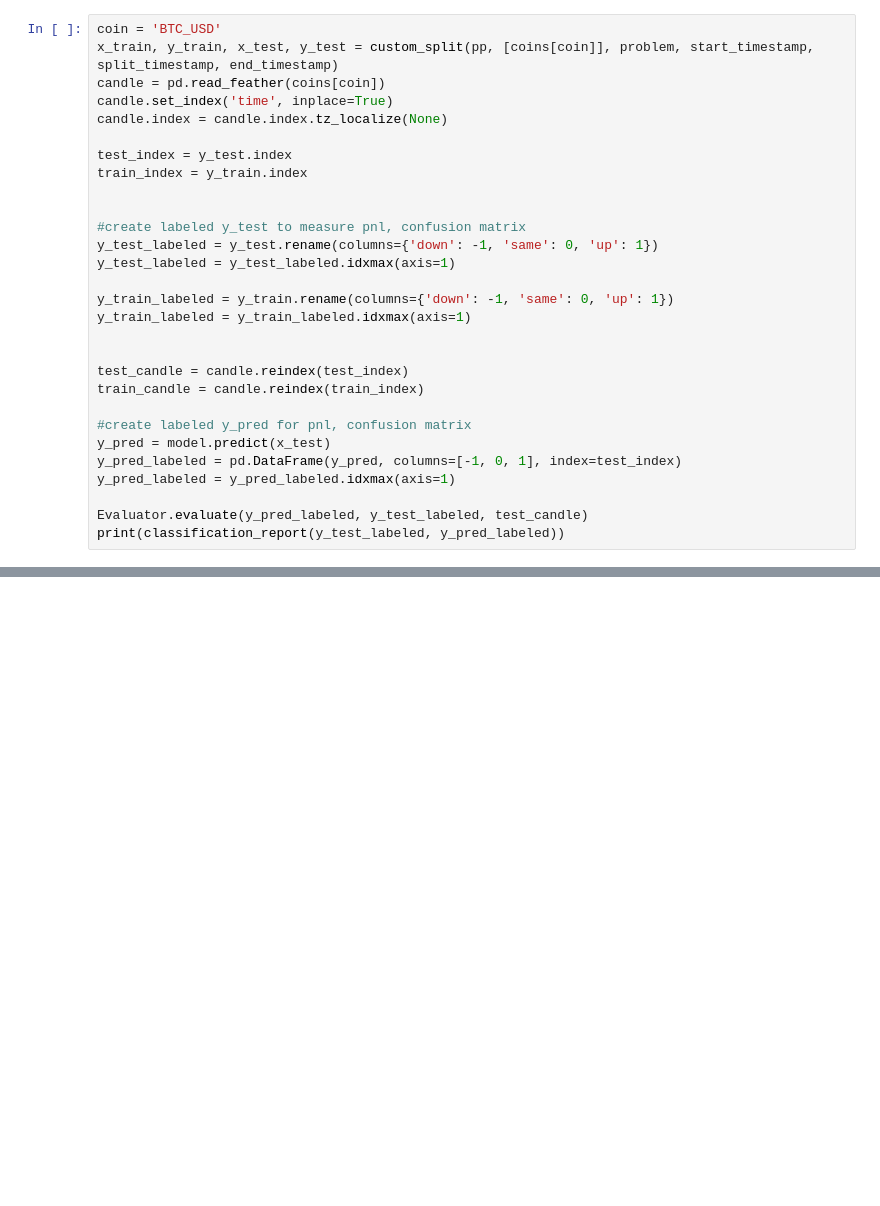
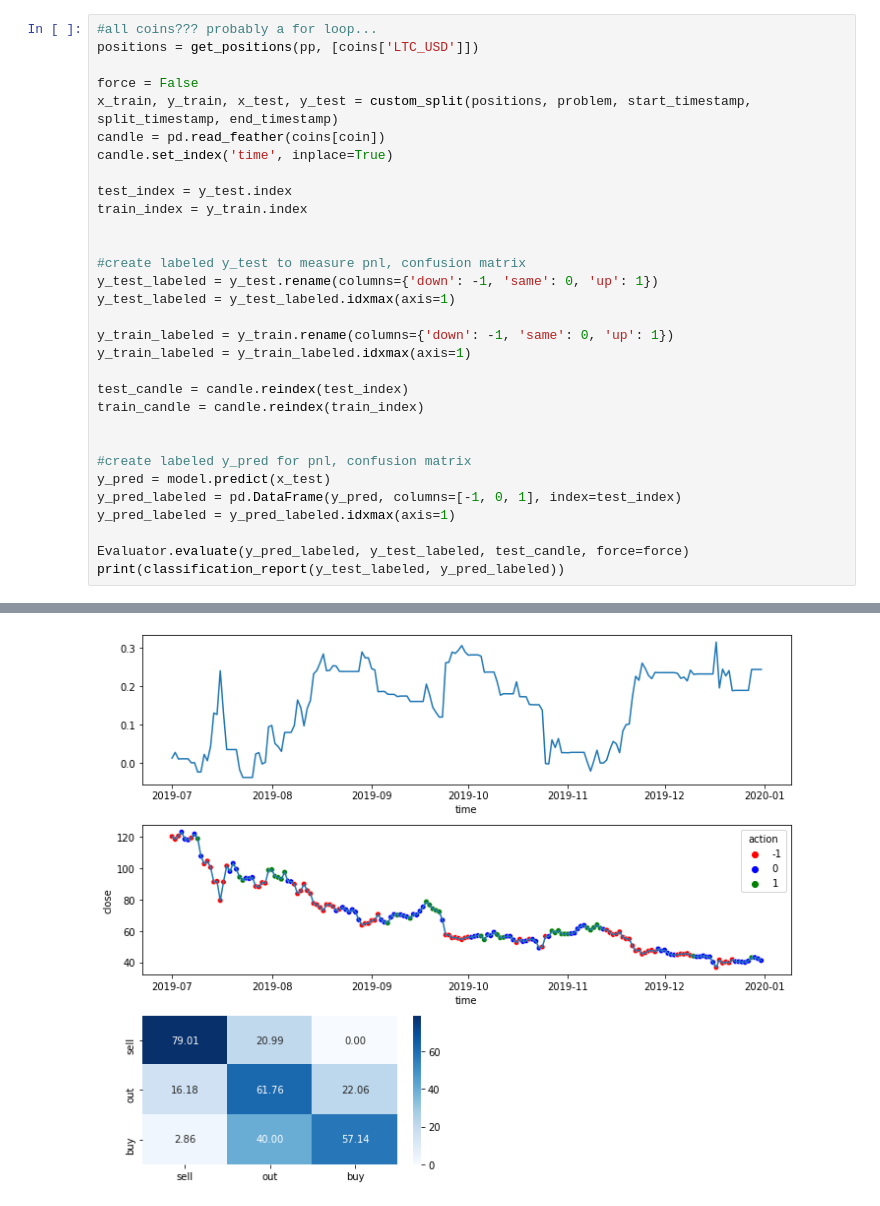
Before and after one commit to sseficha/Ptyxiaki, a Jupyter notebook: Price/Crypto_rep.ipynb, the cells around one changed output, grey strips where cells are left out. Drawn from its saved outputs; the diff is of its cells as text; blank space fills up the shorter version.

```diff
--- a/Price/Crypto_rep.ipynb
+++ b/Price/Crypto_rep.ipynb
@@ -72,9 +152,11 @@ sb.lineplot(data=loss)
 # %%
-coin = 'BTC_USD'
-x_train, y_train, x_test, y_test = custom_split(pp, [coins[coin]], problem, start_timestamp, split_timestamp, end_timestamp)
+#all coins??? probably a for loop...
+positions = get_positions(pp, [coins['LTC_USD']])
+
+force = False
+x_train, y_train, x_test, y_test = custom_split(positions, problem, start_timestamp, split_timestamp, end_timestamp)
 candle = pd.read_feather(coins[coin])
 candle.set_index('time', inplace=True)
-candle.index = candle.index.tz_localize(None)
 
 test_index = y_test.index
 train_index = y_train.index
@@ -87,14 +169,15 @@ y_test_labeled = y_test_labeled.idxmax(axis=1)
 y_train_labeled = y_train.rename(columns={'down': -1, 'same': 0, 'up': 1})
 y_train_labeled = y_train_labeled.idxmax(axis=1)
 
-
 test_candle = candle.reindex(test_index)
 train_candle = candle.reindex(train_index)
+
 
 #create labeled y_pred for pnl, confusion matrix
 y_pred = model.predict(x_test)
 y_pred_labeled = pd.DataFrame(y_pred, columns=[-1, 0, 1], index=test_index)
 y_pred_labeled = y_pred_labeled.idxmax(axis=1)
 
-Evaluator.evaluate(y_pred_labeled, y_test_labeled, test_candle)
+Evaluator.evaluate(y_pred_labeled, y_test_labeled, test_candle, force=force)
 print(classification_report(y_test_labeled, y_pred_labeled))
+# %% [output]
@@ -101,3 +195,4 @@ print(classification_report(y_test_labeled, y_pred_labeled))
+[figure, added]
 # %%
 y_predt = model.predict(x_train)
 y_predt_labeled = pd.DataFrame(y_predt, columns=[-1, 0, 1], index=train_index)
```
Also changed, not shown: parts of 9 cells of this notebook, 6 other files.
